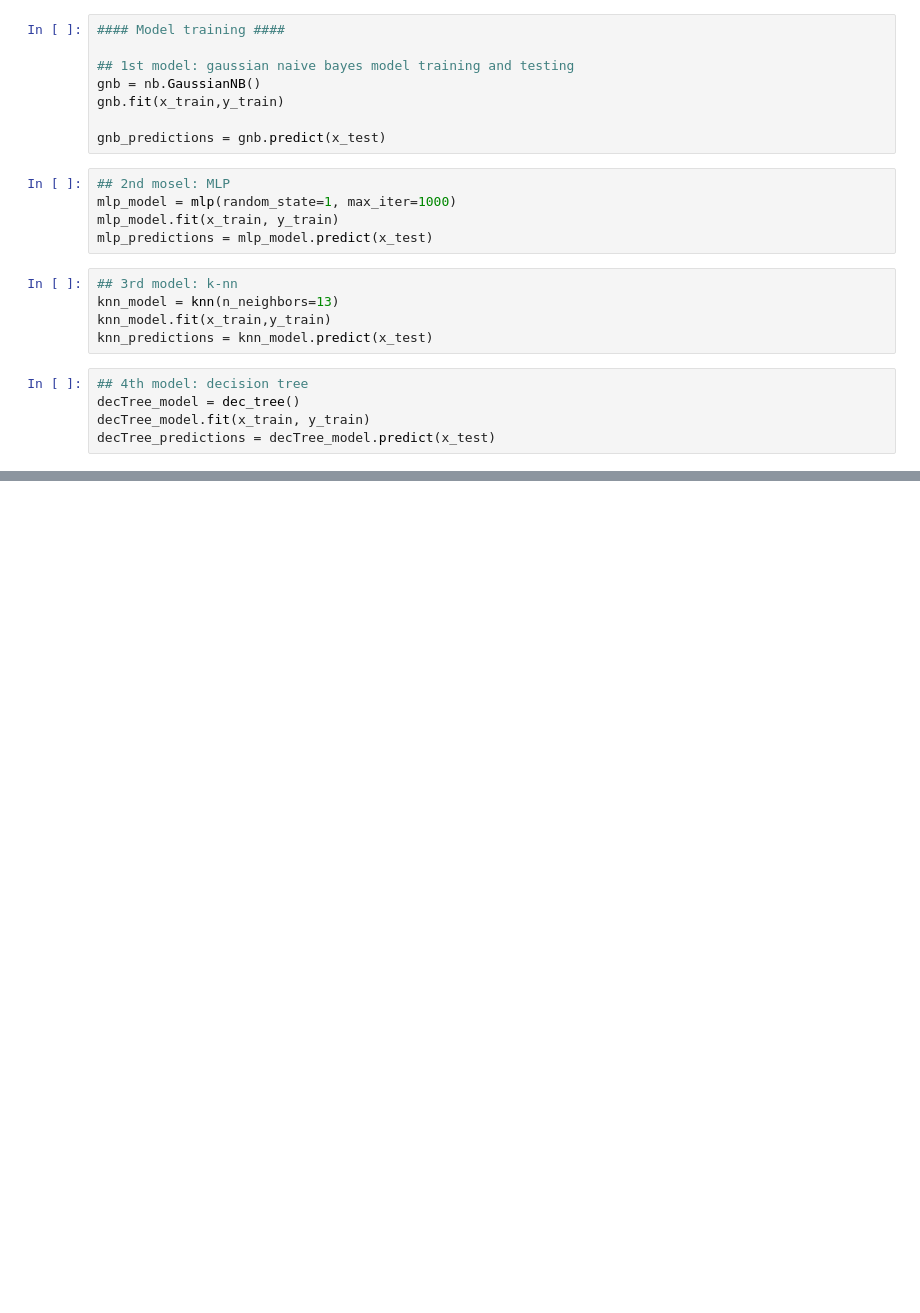
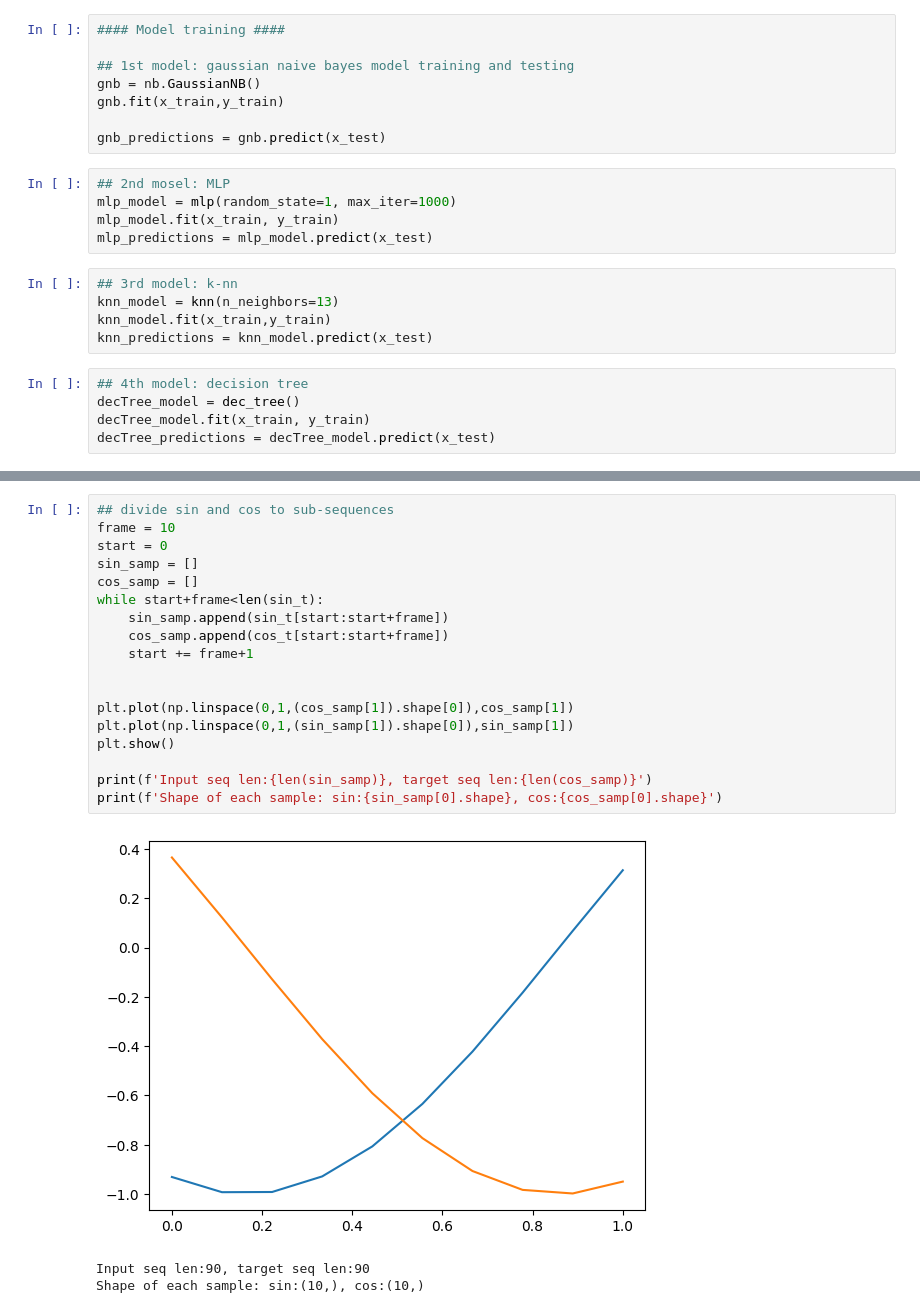
Before and after one commit to dimitris-damianos/ntua-patrec, a Jupyter notebook: Lab1/prelab/prelab-notebook.ipynb, the cells around one changed output, grey strips where cells are left out. Saved outputs shown, nothing was run; the diff lists cells and outputs as text; blank space fills up the shorter version.

```diff
--- a/Lab1/prelab/prelab-notebook.ipynb
+++ b/Lab1/prelab/prelab-notebook.ipynb
@@ -399,0 +420,22 @@ Decision Tree acc: 0.37531645569620253
+# %%
+## divide sin and cos to sub-sequences
+frame = 10
+start = 0
+sin_samp = []
+cos_samp = []
+while start+frame<len(sin_t):
+    sin_samp.append(sin_t[start:start+frame])
+    cos_samp.append(cos_t[start:start+frame])
+    start += frame+1
+
+
+plt.plot(np.linspace(0,1,(cos_samp[1]).shape[0]),cos_samp[1])
+plt.plot(np.linspace(0,1,(sin_samp[1]).shape[0]),sin_samp[1])
+plt.show()
+
+print(f'Input seq len:{len(sin_samp)}, target seq len:{len(cos_samp)}')
+print(f'Shape of each sample: sin:{sin_samp[0].shape}, cos:{cos_samp[0].shape}')
+# %% [output]
+[figure, added]
+Input seq len:90, target seq len:90
+Shape of each sample: sin:(10,), cos:(10,)
```
Also changed, not shown: parts of 10 cells of this notebook, 1 other file.
